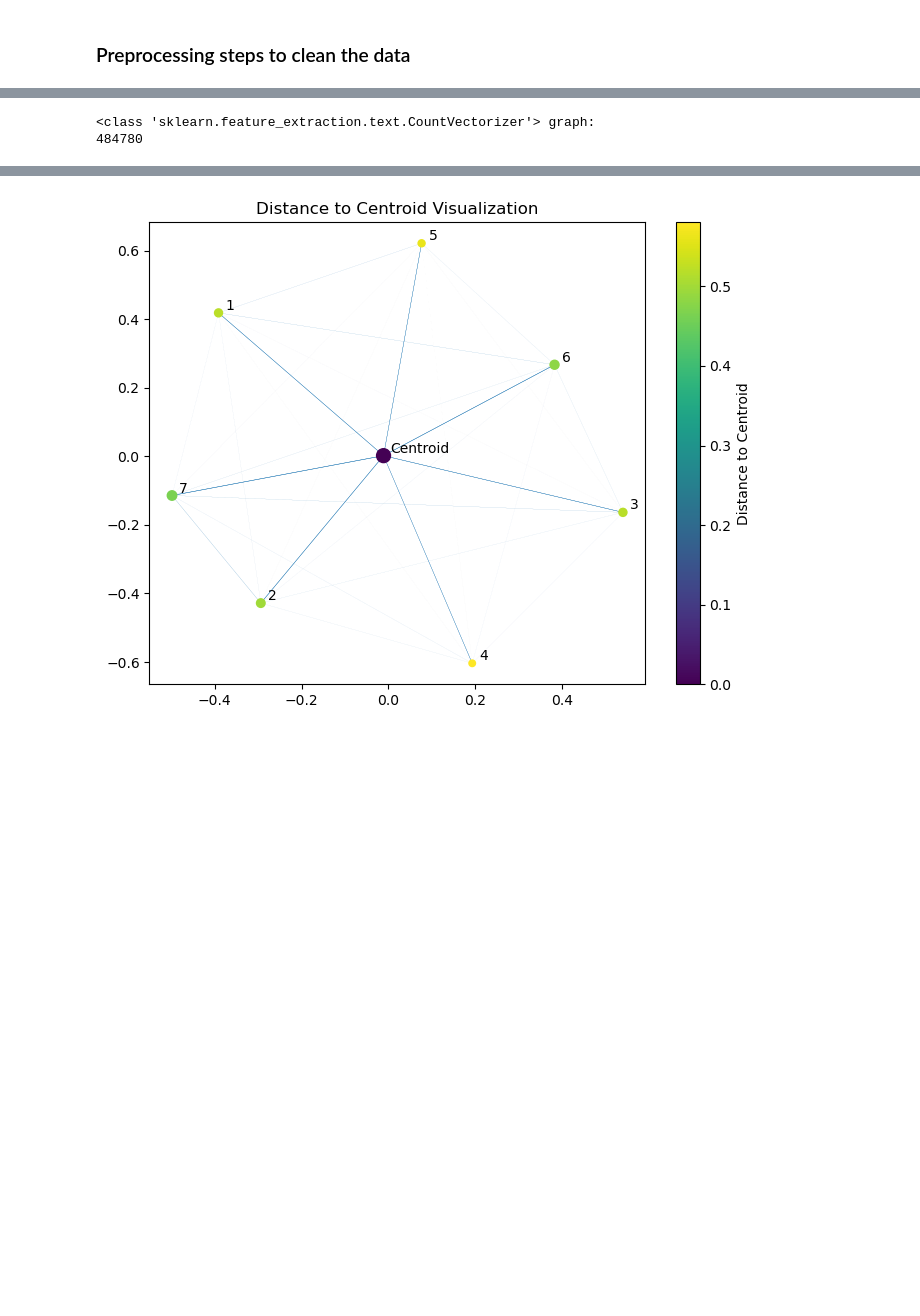
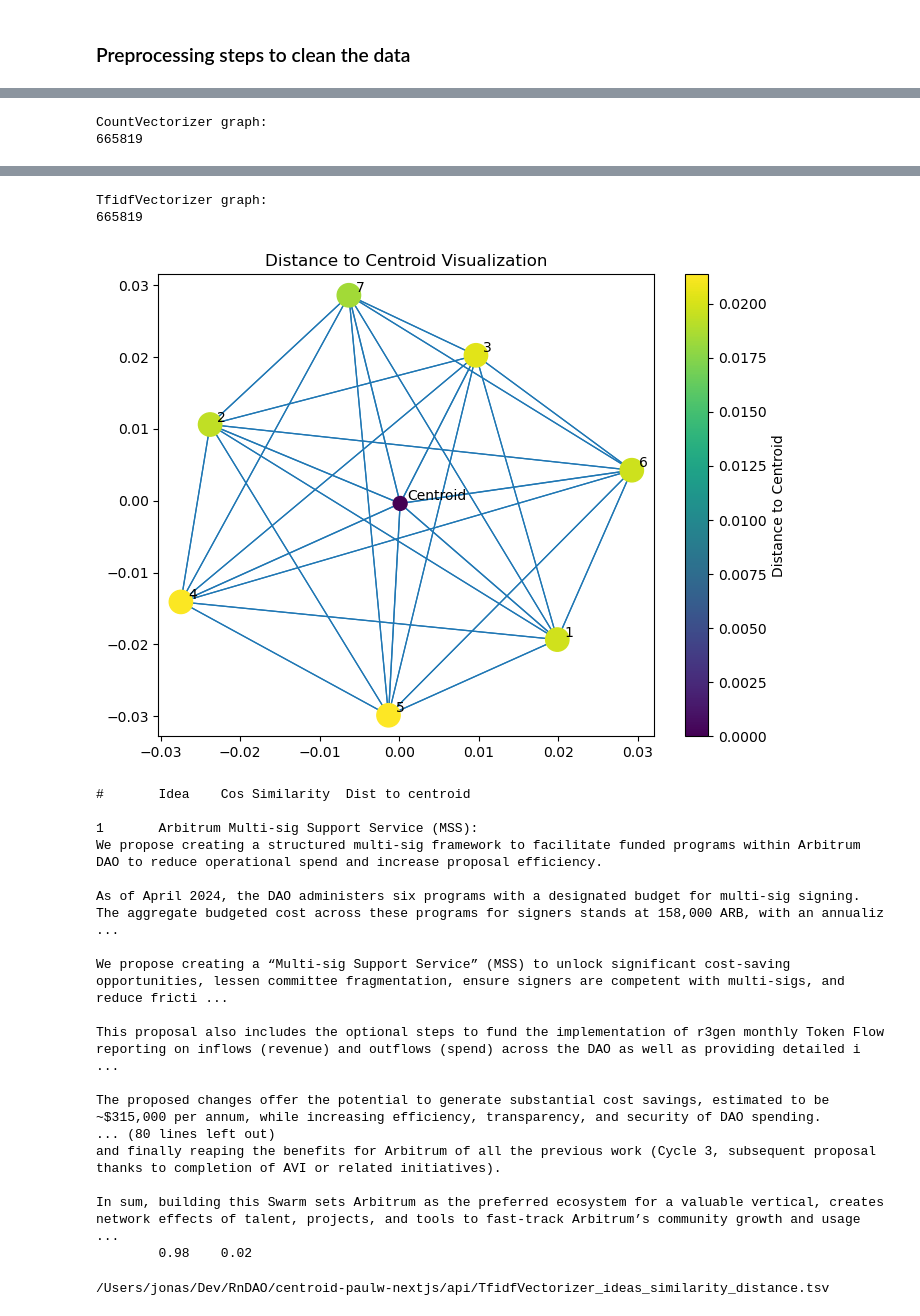
Before and after one commit to derjogi/simscore-frontend, a Jupyter notebook: api/centroid_plots.ipynb, the cells around one changed output, grey strips where cells are left out. Drawn from its saved outputs; the diff is of its cells as text; code cells hidden in the pictures; blank space fills up the shorter version.

Commit message:
Print results and store them in a downloadable tsv

```diff
--- a/api/centroid_plots.ipynb
+++ b/api/centroid_plots.ipynb
@@ -159,6 +159,7 @@ Ideas:  ['Arbitrum Multi-sig Support Service (MSS): \nWe propose creating a stru
 ### Preprocessing steps to clean the data
 # %%
 from Analyzer import Analyzer
+from IPython.display import display, FileLink
 
 # Initialize CountVectorizer to convert text into numerical vectors
 count_vectorizer = CountVectorizer()
@@ -170,7 +171,15 @@ count_analyzer = Analyzer(ideas, count_vectorizer)
 tfidf_analyzer = Analyzer(ideas, tfidf_vectorizer)
 
 count_analyzer.process_all()
+filepath = count_analyzer.print_ideas_similarity_and_distance()
+local_file = FileLink(filepath, result_html_prefix="Click here to download: ")
+display(local_file)
+
+
 tfidf_analyzer.process_all()
+filepath = tfidf_analyzer.print_ideas_similarity_and_distance()
+local_file = FileLink(filepath, result_html_prefix="Click here to download: ")
+display(local_file)
 # %% [output]
 [nltk_data] Downloading package punkt to /Users/jonas/nltk_data...
 [nltk_data]   Package punkt is already up-to-date!
@@ -178,5 +187,5 @@ tfidf_analyzer.process_all()
 [nltk_data]   Package stopwords is already up-to-date!
 [nltk_data] Downloading package wordnet to /Users/jonas/nltk_data...
 [nltk_data]   Package wordnet is already up-to-date!
-<class 'sklearn.feature_extraction.text.CountVectorizer'> graph:
-484780
+CountVectorizer graph:
+665819
@@ -192 +217,21 @@ tfidf_analyzer.process_all()
+TfidfVectorizer graph:
+665819
-[figure, old version]
+[figure, new version]
+#       Idea    Cos Similarity  Dist to centroid
+
+1       Arbitrum Multi-sig Support Service (MSS):
+We propose creating a structured multi-sig framework to facilitate funded programs within Arbitrum DAO to reduce operational spend and increase proposal efficiency.
+
+As of April 2024, the DAO administers six programs with a designated budget for multi-sig signing. The aggregate budgeted cost across these programs for signers stands at 158,000 ARB, with an annualiz ...
+
+We propose creating a “Multi-sig Support Service” (MSS) to unlock significant cost-saving opportunities, lessen committee fragmentation, ensure signers are competent with multi-sigs, and reduce fricti ...
+
+This proposal also includes the optional steps to fund the implementation of r3gen monthly Token Flow reporting on inflows (revenue) and outflows (spend) across the DAO as well as providing detailed i ...
+
+The proposed changes offer the potential to generate substantial cost savings, estimated to be ~$315,000 per annum, while increasing efficiency, transparency, and security of DAO spending.
+... (80 lines left out)
+and finally reaping the benefits for Arbitrum of all the previous work (Cycle 3, subsequent proposal thanks to completion of AVI or related initiatives).
+
+In sum, building this Swarm sets Arbitrum as the preferred ecosystem for a valuable vertical, creates network effects of talent, projects, and tools to fast-track Arbitrum’s community growth and usage ...
+        0.98    0.02
+/Users/jonas/Dev/RnDAO/centroid-paulw-nextjs/api/TfidfVectorizer_ideas_similarity_distance.tsv
```
Also changed, not shown: parts of 1 cell of this notebook, 1 other file.
